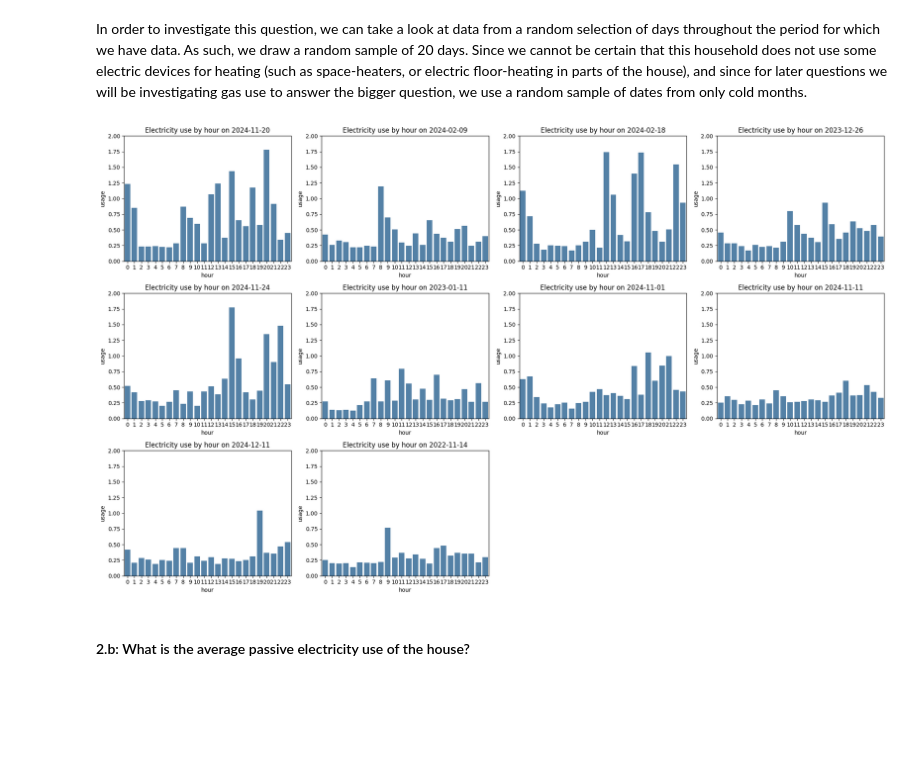
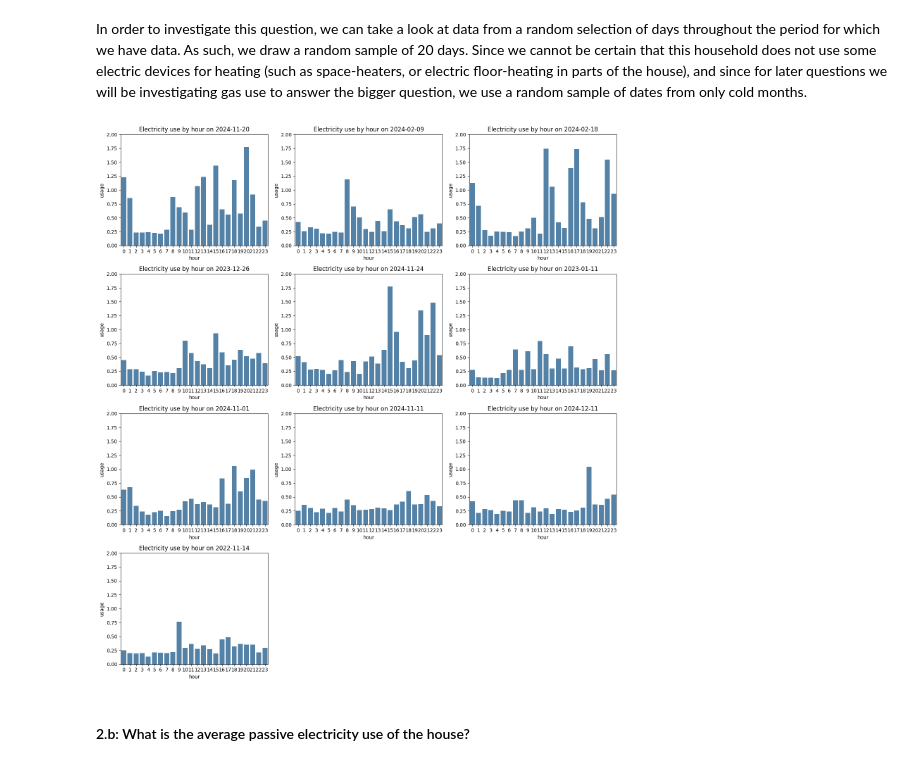
Before and after one commit to elena-petridou/GA2025_07, a Jupyter notebook: Energy_usage_Report.ipynb, the cells around one changed output. Drawn from its saved outputs; the diff is of its cells as text; code cells hidden in the pictures; blank space fills up the shorter version.

```diff
--- a/Energy_usage_Report.ipynb
+++ b/Energy_usage_Report.ipynb
@@ -147,35 +147,35 @@ cold_days = energy_usage[energy_usage["date"].isin(random_days)]
 cold_days = cold_days[["date", "usage", "hour"]].groupby(["date", "hour"]).sum()
 
 def create_day_barplot(df, date, color, energy, max_lim = 3):
     temp_df = df.loc[date]
     fig, ax = plt.subplots()
     ax.set_ylim(0,max_lim)
     plt.title(f"{energy} use by hour on {date}")
     sns.barplot(temp_df, x = "hour", y = "usage", ax = ax, color = color)
 
 def create_day_barplot_grid(df, date, color, energy, ax, max_lim=2):
     temp_df = df.loc[date]
     ax.set_ylim(0, max_lim)
     ax.set_title(f"{energy} use by hour on {date}")
     sns.barplot(data=temp_df, x="hour", y="usage", ax=ax, color=color)
 
 n_plots = len(random_days)
-n_cols = 4
+n_cols = 3
 n_rows = math.ceil(n_plots / n_cols)
 
 fig, axes = plt.subplots(n_rows, n_cols, figsize=(n_cols * 5, n_rows * 4))
 axes = axes.flatten()  # Flatten in case of multiple rows
 
 for i, date in enumerate(random_days):
     create_day_barplot_grid(cold_days, date, "steelblue", "Electricity", ax=axes[i])
 
 for j in range(i + 1, len(axes)):
     fig.delaxes(axes[j])
 
 plt.tight_layout()
 plt.show()
 # %% [output]
-[figure, old version]
+[figure, new version]
 # %% [markdown]
 #### 2.b: What is the average passive electricity use of the house?
 # %% [markdown]
```
